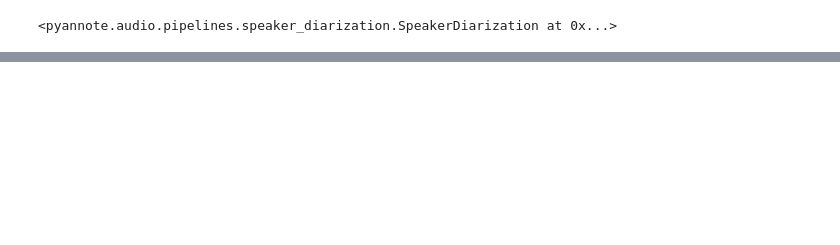
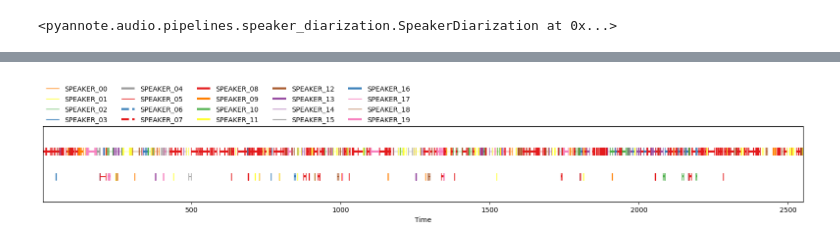
Before and after one commit to isaacwasserman/RPDR_analysis, a Jupyter notebook: diarization.ipynb, the cells around one changed output, grey strips where cells are left out. Saved outputs shown, nothing was run; the diff lists cells and outputs as text; code cells hidden in the pictures; blank space fills up the shorter version.

```diff
--- a/diarization.ipynb
+++ b/diarization.ipynb
@@ -34,27 +39,3 @@ diarization_pipeline = PyannotePipeline.from_pretrained(
 diarization_pipeline.to(device)
 # %% [output]
 <pyannote.audio.pipelines.speaker_diarization.SpeakerDiarization at 0x...>
-# %%
-class YourCustomHook:
-    def __init__(self, pbar):
-        self.pbar = pbar
-
-    def __call__(
-        self,
-        step_name,
-        step_artifact,
-        file=None,
-        total=None,
-        completed=None,
-    ):
-        pbar.total = total
-        previous_progress = pbar.n
-        new_progress = completed - previous_progress if completed is not None else 0
-        pbar.update(new_progress)
-        status = f"{step_name}, {step_artifact}, {file}, {total}, {completed}"
-        pbar.write(step_name)
-
-
-with tqdm.tqdm(total=1) as pbar:
-    hook = YourCustomHook(pbar)
-    diarization_pipeline("audio_tracks/RuPaul_s Drag Race S01E01.mp3", hook=hook)
@@ -84,0 +42,4 @@ d
+# %%
+with ProgressHook() as hook:
+    waveform, sample_rate = torchaudio.load("audio_tracks/RuPaul_s Drag Race S01E01.mp3")
+    diarization = diarization_pipeline({"waveform": waveform, "sample_rate": sample_rate}, hook=hook)
@@ -84,0 +50,4 @@ d
+# %%
+diarization
+# %% [output]
+[figure, added]
```
Also changed, not shown: parts of 10 cells of this notebook, 2 other files.
